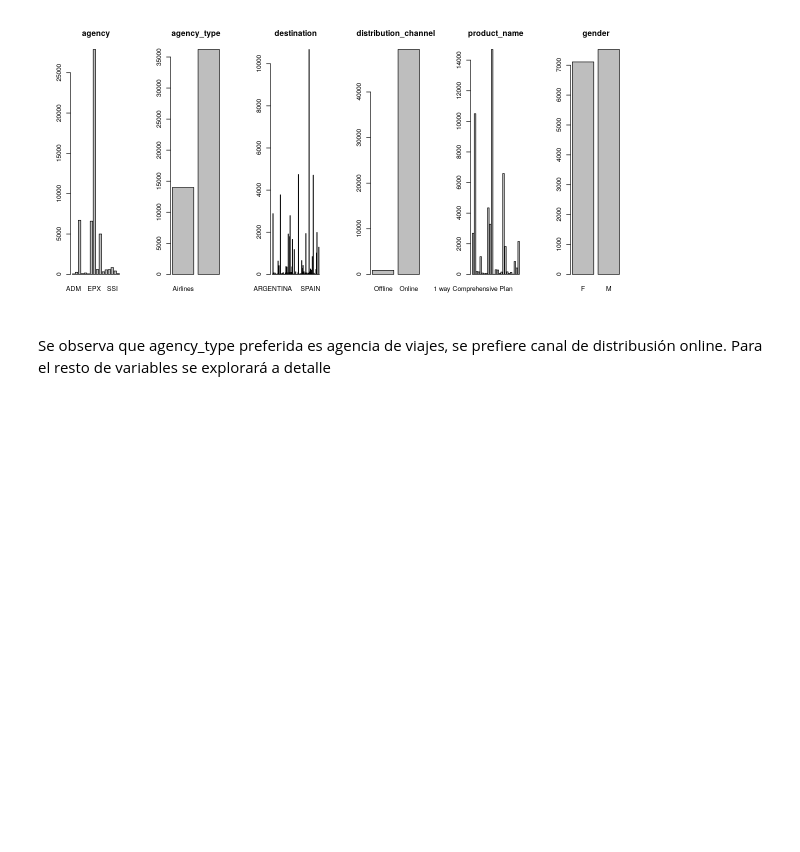
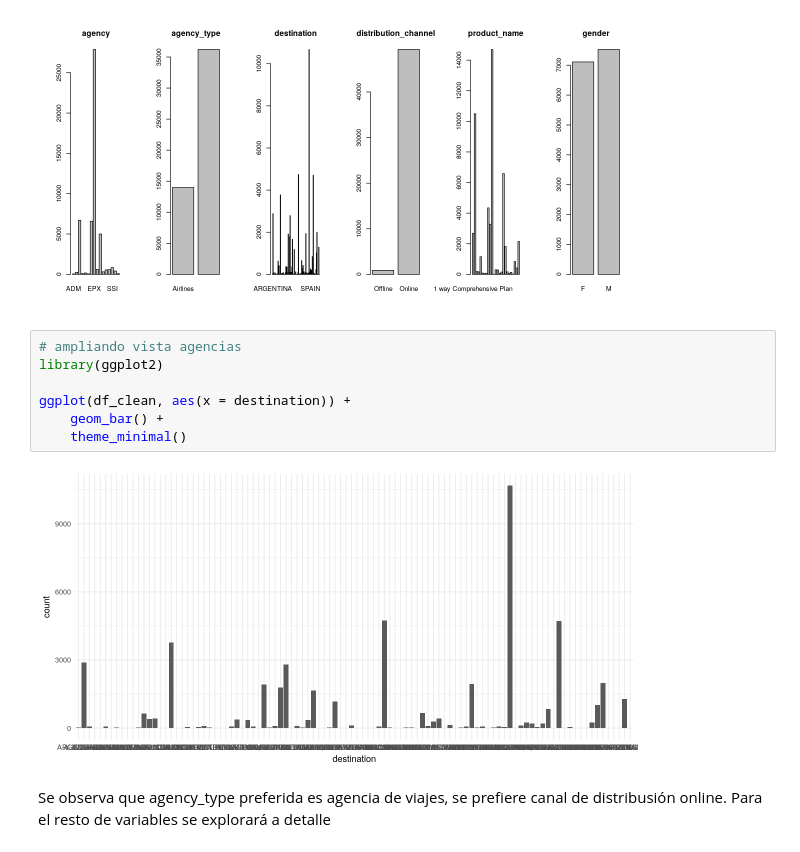
Before and after one commit to gdelgador/devcontainers-rstudio, a Jupyter notebook: explore-data/activida1.ipynb, the cells around one changed output. Cells and saved outputs as stored; diff of their text form; blank space fills up the shorter version.

```diff
--- a/explore-data/activida1.ipynb
+++ b/explore-data/activida1.ipynb
@@ -315,6 +382,15 @@ for (i in 1:length(variables_categoricas)) {
 }
 # %% [output]
 [figure]
+# %%
+# ampliando vista agencias
+library(ggplot2)
+
+ggplot(df_clean, aes(x = destination)) +
+    geom_bar() +
+    theme_minimal()
+# %% [output]
+[figure, added]
 # %% [markdown]
 Se observa que agency_type preferida es agencia de viajes, se prefiere canal de distribusión online. Para el resto de variables se explorará a detalle
 # %%
```
Also changed, not shown: parts of 78 cells of this notebook, 3 other files.
